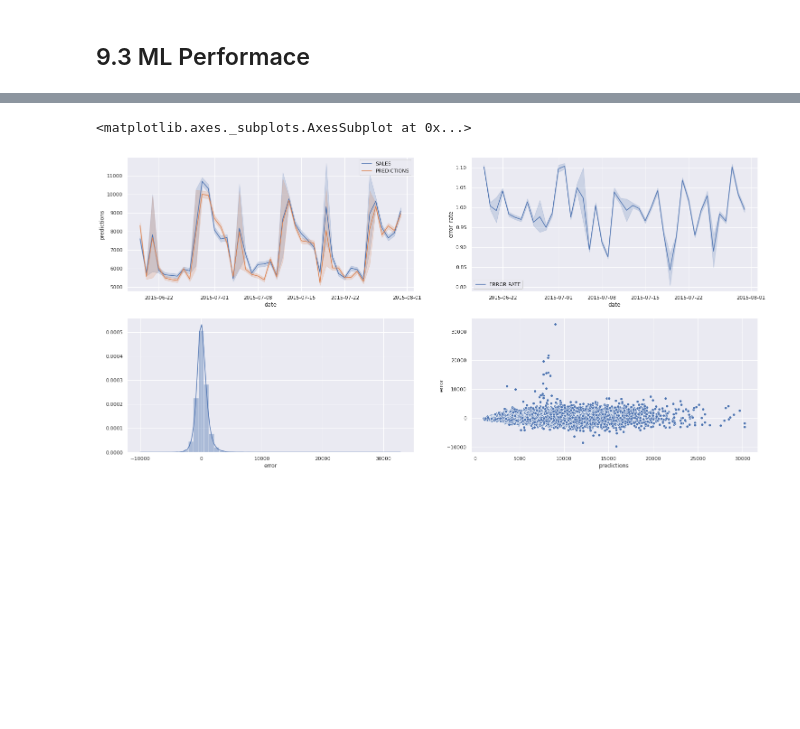
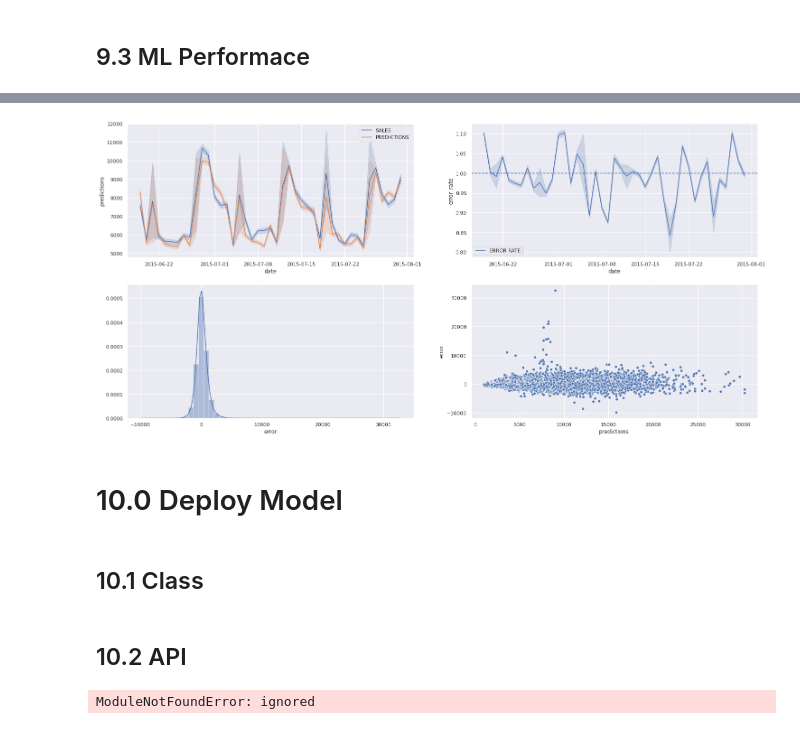
Before and after one commit to franciscofijamo/rossman_predict, a Jupyter notebook: Copy_of_v01_store_sales_prediction.ipynb, the cells around one changed output, grey strips where cells are left out. Drawn from its saved outputs; the diff is of its cells as text; code cells hidden in the pictures; blank space fills up the shorter version.

```diff
--- a/Copy_of_v01_store_sales_prediction.ipynb
+++ b/Copy_of_v01_store_sales_prediction.ipynb
@@ -1674,20 +1711,30 @@ df9['error_rate'] = df9['predictions'] / df9['sales']
 # %%
 plt.subplot( 2,2,1)
 
 
 sns.lineplot ( x = 'date', y = 'sales', data = df9, label = 'SALES')
 sns.lineplot ( x = 'date', y = 'predictions', data = df9, label = 'PREDICTIONS')
 
 
 plt.subplot( 2,2,2)
 sns.lineplot ( x = 'date', y = 'error_rate', data = df9, label = 'ERROR RATE')
+plt.axhline( 1, linestyle='--')
+# Se a avaliacao for acima do -- , temos uma superstimacao, do contrario subestimacao
+
+
 
 plt.subplot( 2,2,3)
 sns.distplot ( df9[ 'error'])
-
+# Distribuicao do erro  -  analise do residuo
 
 plt.subplot( 2,2,4)
-sns.scatterplot ( df9[ 'predictions'], df9[ 'error'] )
+sns.scatterplot ( df9[ 'predictions'], df9[ 'error'] );
+# predicao/erro -  analise do residuo, apresenta pontos fracos, e o que deve-se fazer para melhorar o residuo.
+# quanto maior o valor de previsoes maior o erro.
+# o ideal e que as amostras facam uma representacao de um cubo horizontal, com menos numeros de outliers possivel.
 # %% [output]
-<matplotlib.axes._subplots.AxesSubplot at 0x...>
-[figure, old version]
+[figure, new version]
+# %% [markdown]
+# 10.0 Deploy Model
+# %% [markdown]
+## 10.1 Class
@@ -1693,0 +1957,55 @@ sns.scatterplot ( df9[ 'predictions'], df9[ 'error'] )
+# %% [markdown]
+## 10.2 API
+# %%
+import pandas          as pd
+import pickle
+from flask             import Flask, request, Response
+from rossmann.Rossmann import Rossmann
+
+# loading model
+
+model = pickle.load(open('rossmann.pkl', 'rb'))
+
+app = Flask(__name__)
+
+@app.rout( '/rossmann/predict', methods = ['POST'])
+
+
+# init API
+def rossmann_predict():
+  test_json = request.get_json
+
+  if test_json: # there is data
+    if isinstance( test_json, dict): # unique examples
+      test_raw = pd.DataFrame(   test_json , index=[0] )
+
+    else: # multiple examples
+      test_raw = pd.DataFrame(   test_json , columns = test_json[0].key() )
+
+      # instance Rossmann class
+
+      pipeline = Rossmann()
+
+      # data cleaning
+
+      df1 = pipeline.data_cleaning( test_raw)
+      # features engineering
+      df2 = pipeline.feature_engineering( df1 )
+      # data preparation
+      df3 = pipeline.data_preparation( df2 )
+
+      # prediction
+
+      df_response = pipeline.get_prediction( model, test_raw, df3 )
+
+      return df_response
+
+
+  else:
+
+    return Response( '{}', status = 200, mimetype = 'application/json')
+
+if __name__ == '__main__':
+  app.run( '0.0.0.0' )
+# %% [output]
+ModuleNotFoundError: ignored
```
Also changed, not shown: parts of 18 cells of this notebook.
